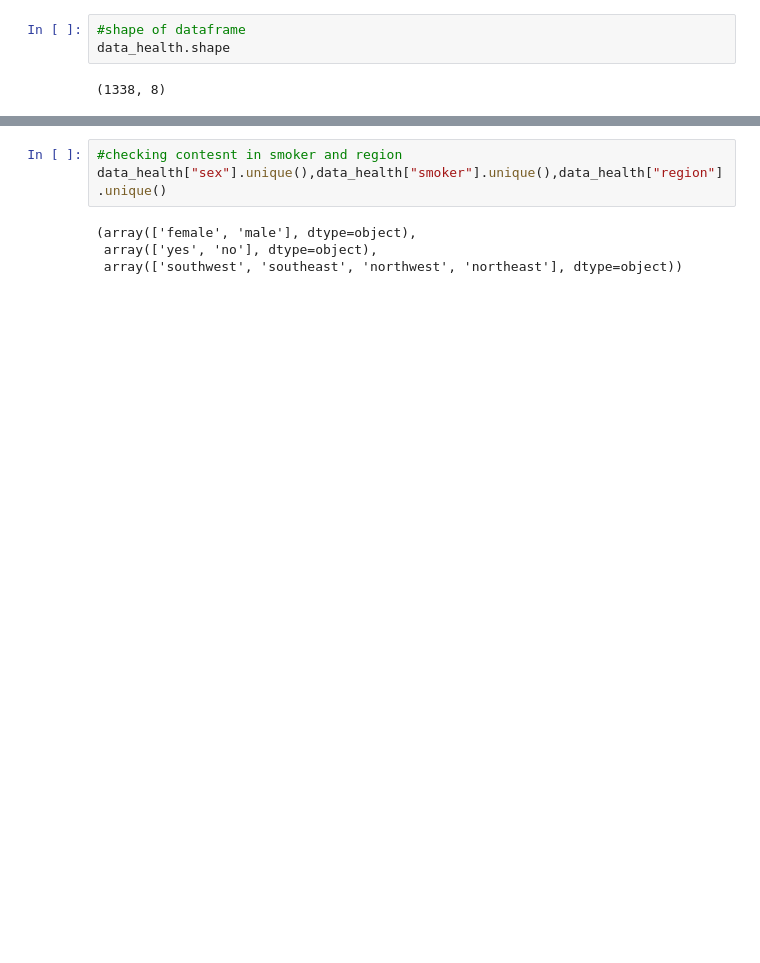
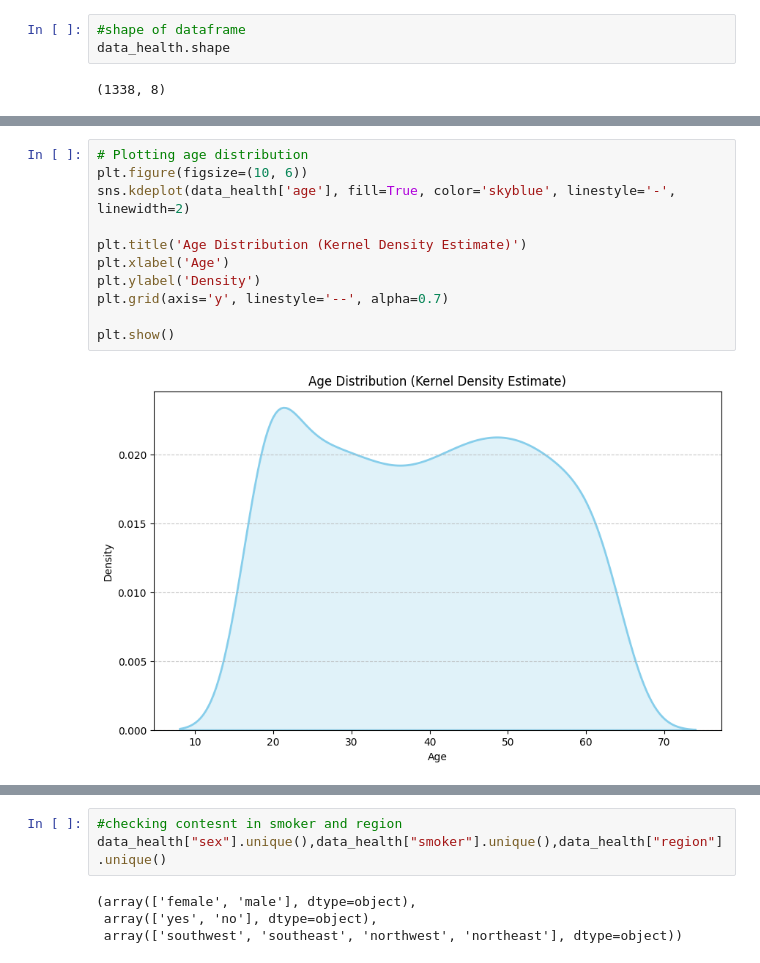
Before and after one commit to ShannonT20/first-project-Health-Insurance-Challange, a Jupyter notebook: Health_Insurance_Prediction.ipynb, the cells around one changed output, grey strips where cells are left out. Cells and saved outputs as stored; diff of their text form; blank space fills up the shorter version.

```diff
--- a/Health_Insurance_Prediction.ipynb
+++ b/Health_Insurance_Prediction.ipynb
@@ -64,0 +61,13 @@ data_health.head()
+# %%
+# Plotting age distribution
+plt.figure(figsize=(10, 6))
+sns.kdeplot(data_health['age'], fill=True, color='skyblue', linestyle='-', linewidth=2)
+
+plt.title('Age Distribution (Kernel Density Estimate)')
+plt.xlabel('Age')
+plt.ylabel('Density')
+plt.grid(axis='y', linestyle='--', alpha=0.7)
+
+plt.show()
+# %% [output]
+[figure, added]
```
Also changed, not shown: parts of 31 cells of this notebook.
